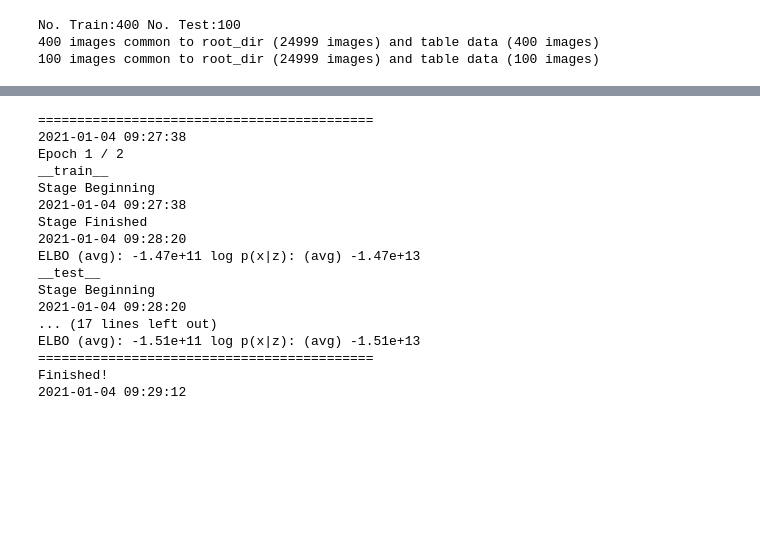
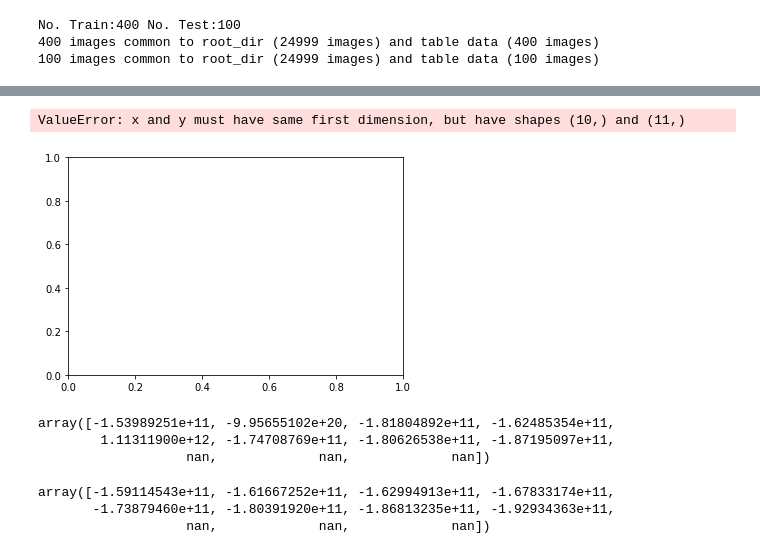
Before and after one commit to whitleyo/ChestXray8VAE, a Jupyter notebook: src/ChestXRay_8_SandBox.ipynb, the cells around one changed output, grey strips where cells are left out. Saved outputs shown, nothing was run; the diff lists cells and outputs as text; code cells hidden in the pictures; blank space fills up the shorter version.

Commit message:
added optimization step. should have been there earlier

```diff
--- a/src/ChestXRay_8_SandBox.ipynb
+++ b/src/ChestXRay_8_SandBox.ipynb
@@ -612,12 +612,18 @@ class Trainer(object):
         loaders = {'train': train_loader, 'test': test_loader}
         running_stats = {'train': {'avg_elbo': np.array([]), 'avg_log_pxz': np.array([])},
                         'test': {'avg_elbo': np.array([]), 'avg_log_pxz': np.array([])}}
-        for epoch in range(num_epochs):
+        for epoch in range(num_epochs + 1):
             print('===========================================')
             avg_loss = {'train': None, 'test': None}
             now = datetime.datetime.now()
             print(now.strftime("%Y-%m-%d %H:%M:%S"))
-            print('Epoch {} / {}'.format(epoch+1, num_epochs))
+            if epoch == num_epochs:
+                print('Final Results')
+                do_backprop = False
+            else:
+                print('Epoch {} / {}'.format(epoch+1, num_epochs))
+                do_backprop = True
+
             for stage in ['train', 'test']:
                 print('__' + stage + '__')
                 now = datetime.datetime.now()
@@ -638,9 +644,13 @@ class Trainer(object):
                     loss, elbo, log_pxz = vae_loss(recon_x, x, z, mu, logvar)
                     total_elbo += elbo
                     total_log_pxz += log_pxz
-                    if stage == 'train':
-                        self.optimizer.zero_grad()
-                        loss.backward()
+                    if do_backprop:
+                        if stage == 'train':
+                            self.optimizer.zero_grad()
+                            loss.backward()
+                        else:
+                            # update weights AFTER calculation of test loss
+                            self.optimizer.step()
                     m += 1
                 # average ELBO across batches + log p(x|z)
                 # since log p(x|z) is summed across all pixels across all samples,
@@ -765,3 +775,5 @@ VAE_Trainer = Trainer(XRayDS = VAE_DS)
 No. Train:400 No. Test:100
 400 images common to root_dir (24999 images) and table data (400 images)
 100 images common to root_dir (24999 images) and table data (100 images)
+# %%
+VAE_Trainer.train(num_epochs = 10, batch_size = 100)
@@ -768,20 +798,16 @@ No. Train:400 No. Test:100
+# %%
+plt.plot(np.arange(10) + 1, VAE_Trainer.running_stats['train']['avg_elbo'], label = 'train')
+plt.plot(np.arange(10) + 1, VAE_Trainer.running_stats['test']['avg_elbo'], label = 'test')
+plt.xlabel('epochs')
+plt.ylabel('elbo')
+plt.legend()
+plt.show()
+# %% [output]
+ValueError: x and y must have same first dimension, but have shapes (10,) and (11,)
+[figure, added]
 # %%
-VAE_Trainer.train()
+VAE_Trainer.running_stats['train']['avg_elbo']
 # %% [output]
-===========================================
-2021-01-04 09:27:38
-Epoch 1 / 2
-__train__
-Stage Beginning
-2021-01-04 09:27:38
-Stage Finished
-2021-01-04 09:28:20
-ELBO (avg): -1.47e+11 log p(x|z): (avg) -1.47e+13
-__test__
-Stage Beginning
-2021-01-04 09:28:20
-... (17 lines left out)
-ELBO (avg): -1.51e+11 log p(x|z): (avg) -1.51e+13
-===========================================
-Finished!
-2021-01-04 09:29:12
+array([-1.53989251e+11, -9.95655102e+20, -1.81804892e+11, -1.62485354e+11,
+        1.11311900e+12, -1.74708769e+11, -1.80626538e+11, -1.87195097e+11,
+                   nan,             nan,             nan])
@@ -790,3 +814,9 @@ Finished!
+# %%
+VAE_Trainer.running_stats['test']['avg_elbo']
+# %% [output]
+array([-1.59114543e+11, -1.61667252e+11, -1.62994913e+11, -1.67833174e+11,
+       -1.73879460e+11, -1.80391920e+11, -1.86813235e+11, -1.92934363e+11,
+                   nan,             nan,             nan])
 # %%
 # train_loader = DataLoader(VAE_Trainer.SplitData['train'], batch_size=100,
 #                                   shuffle=True, num_workers=0, drop_last = True)
```
Also changed, not shown: parts of 2 cells of this notebook.
